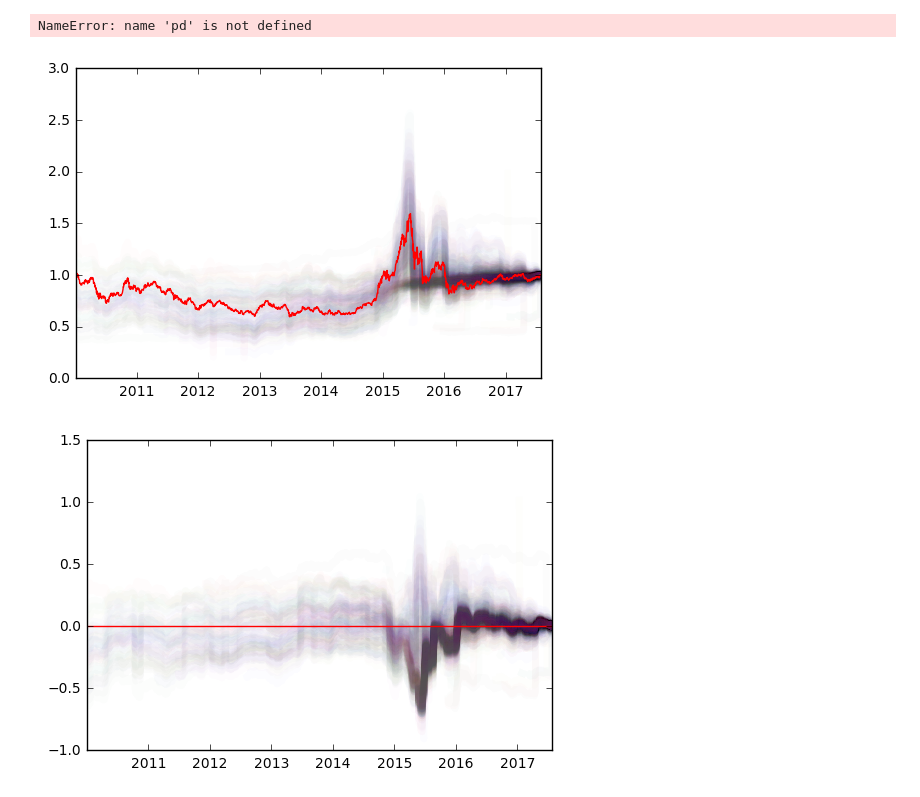
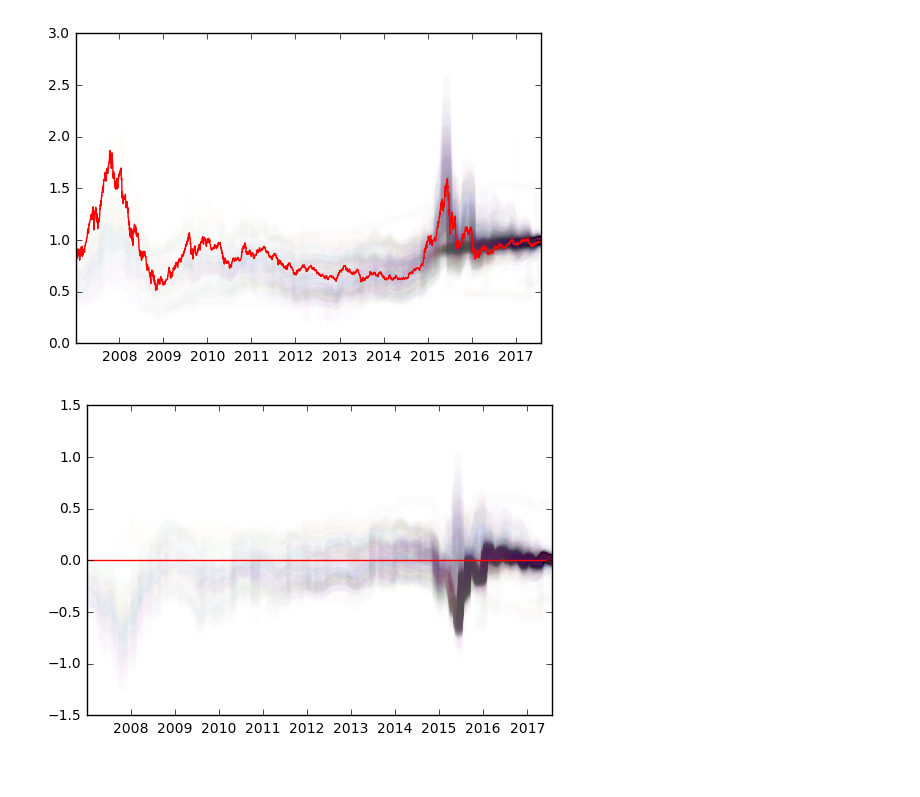
Before and after one commit to liusida/fund_scanner, a Jupyter notebook: viewing_data.ipynb, the cells around one changed output. Saved outputs shown, nothing was run; the diff lists cells and outputs as text; code cells hidden in the pictures.

```diff
--- a/viewing_data.ipynb
+++ b/viewing_data.ipynb
@@ -28,26 +28,24 @@ def read_benchmarks_price(benchmarks_id_list):
         ret = pd.concat([ret,df], axis=1)
     return ret
 
-d = pd.read_sql('select a.funds_id from (select DISTINCT (funds_id) from funds_historical_price) a left join funds b on a.funds_id=b.funds_id where b.funds_type="混合型" limit 0, 100', c)
+d = pd.read_sql('select a.funds_id from (select DISTINCT (funds_id) from funds_historical_price) a left join funds b on a.funds_id=b.funds_id where b.funds_type="混合型"', c)
 df = read_funds_price(d['funds_id'].tolist())
 df_b = read_benchmarks_price([1])
-# %% [output]
-NameError: name 'pd' is not defined
 # %%
 plt.figure()
 
-df = df[df.index > pd.to_datetime("2010-01-01")]
+df = df[df.index > pd.to_datetime("2007-01-01")]
 #plt.plot(df, 'line', legend=False, alpha=0.02, linewidth=5)
 line1 = plt.plot(df)
 
-df_b = df_b[df_b.index > pd.to_datetime("2010-01-01")]
+df_b = df_b[df_b.index > pd.to_datetime("2007-01-01")]
 line2 = plt.plot(df_b)#, 'line', legend=False, alpha=1, linewidth=1)
 
 plt.setp(line1, linestyle='-', alpha=0.01, linewidth=5)
 plt.setp(line2, linestyle='-', color='r')
 plt.show()
 # %% [output]
-[figure, old version]
+[figure, new version]
 # %%
 df_total = df.subtract(df_b.iloc[:,0], axis=0)
 line1 = plt.plot(df_total)
@@ -55,7 +53,7 @@ plt.setp(line1, linestyle='-', alpha=0.01, linewidth=5)
 plt.axhline(0, color='r')
 plt.show()
 # %% [output]
-[figure, old version]
+[figure, new version]
 # %%
 df_aj = df - df_b.iloc[:,0]
 
```
Also changed, not shown: parts of 8 cells of this notebook, 9 other files.
